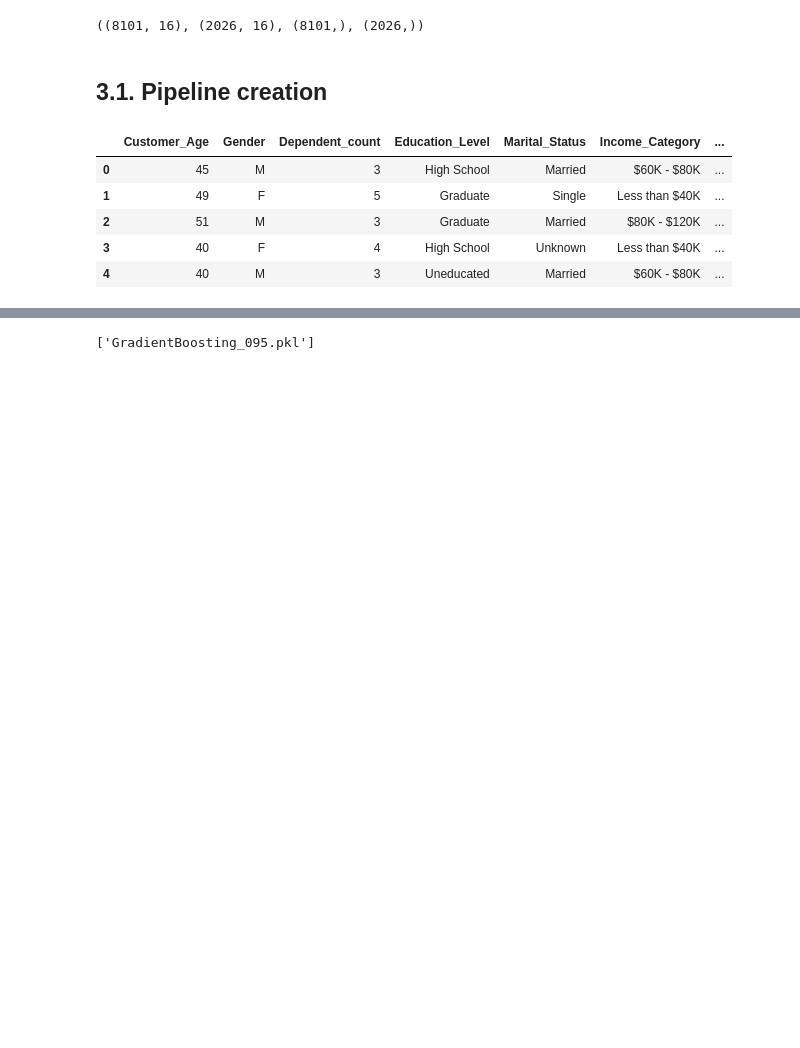
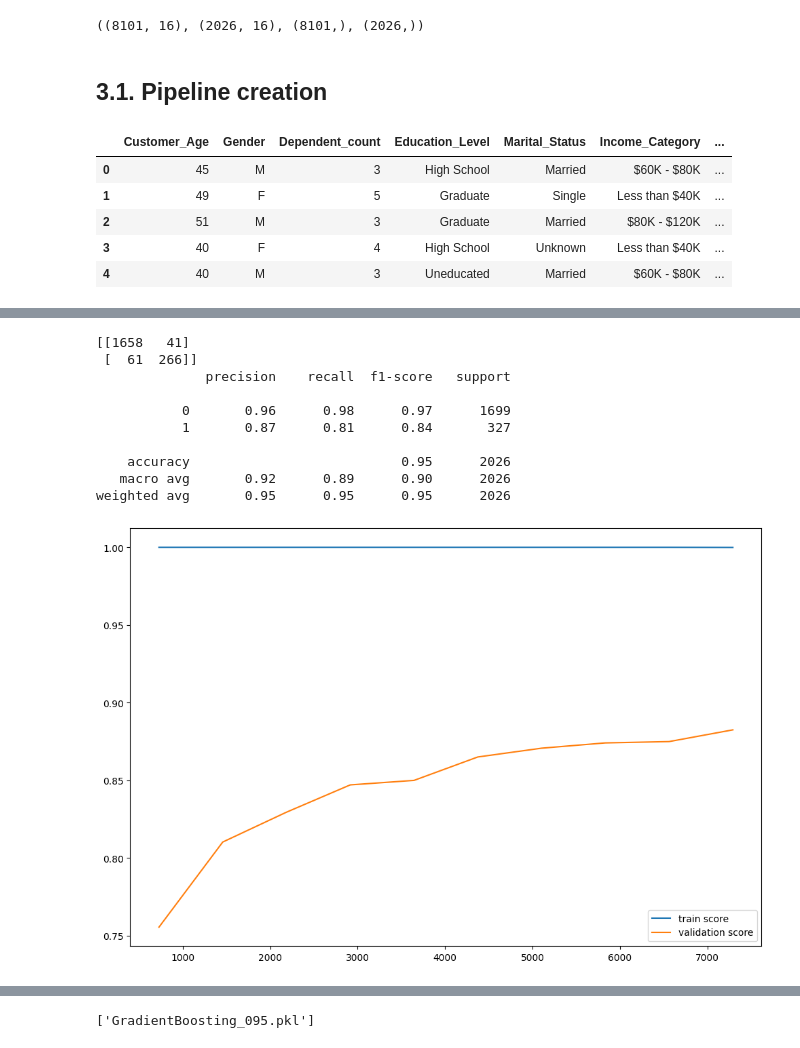
Before and after one commit to TheoRepo1/ML_Project_BankChurners, a Jupyter notebook: MyProject.ipynb, the cells around one changed output, grey strips where cells are left out. Drawn from its saved outputs; the diff is of its cells as text; code cells hidden in the pictures; blank space fills up the shorter version.

Commit message:
Preprocessing and modelling XGB/RF

```diff
--- a/MyProject.ipynb
+++ b/MyProject.ipynb
@@ -385,0 +408,18 @@ preprocessor = make_column_transformer(
+# %%
+models = [
+    ('Random Forest', RandomForestClassifier()),
+    ('Logistic Regression', LogisticRegression()),
+    ('K-Nearest Neighbors', KNeighborsClassifier()),
+    ('Support Vector Machine', SVC()),
+    ('Decision Tree', DecisionTreeClassifier()),
+    ('Naive Bayes', GaussianNB()),
+    ('XGBoost', xgb.XGBClassifier())
+]
+# %%
+for model_name, model in models:
+    print(f"Training {model_name}...")
+    model.fit(X_train_transf, y_train)
+    y_pred = model.predict(X_test_transf)
+    print(f"Classification Report for {model_name}:")
+    print(classification_report(y_test, y_pred))
+    print("----------------------------------------")
@@ -398,0 +452,34 @@ param_grid = {
+# %%
+def evaluation(model):
+
+    model.fit(X_train_transf, y_train)
+    ypred = model.predict(X_test_transf)
+
+    print(confusion_matrix(y_test, ypred))
+    print(classification_report(y_test, ypred))
+
+    N, train_score, val_score = learning_curve(model, X_train_transf, y_train,
+                                              cv=10, scoring='f1',
+                                               train_sizes=np.linspace(0.1, 1, 10))
+
+
+    plt.figure(figsize=(12, 8))
+    plt.plot(N, train_score.mean(axis=1), label='train score')
+    plt.plot(N, val_score.mean(axis=1), label='validation score')
+    plt.legend()
+# %%
+model_1 = xgb.XGBClassifier(random_state=0)
+# %%
+evaluation(model_1)
+# %% [output]
+[[1658   41]
+ [  61  266]]
+              precision    recall  f1-score   support
+
+           0       0.96      0.98      0.97      1699
+           1       0.87      0.81      0.84       327
+
+    accuracy                           0.95      2026
+   macro avg       0.92      0.89      0.90      2026
+weighted avg       0.95      0.95      0.95      2026
+[figure, added]
```
Also changed, not shown: parts of 72 cells of this notebook.
